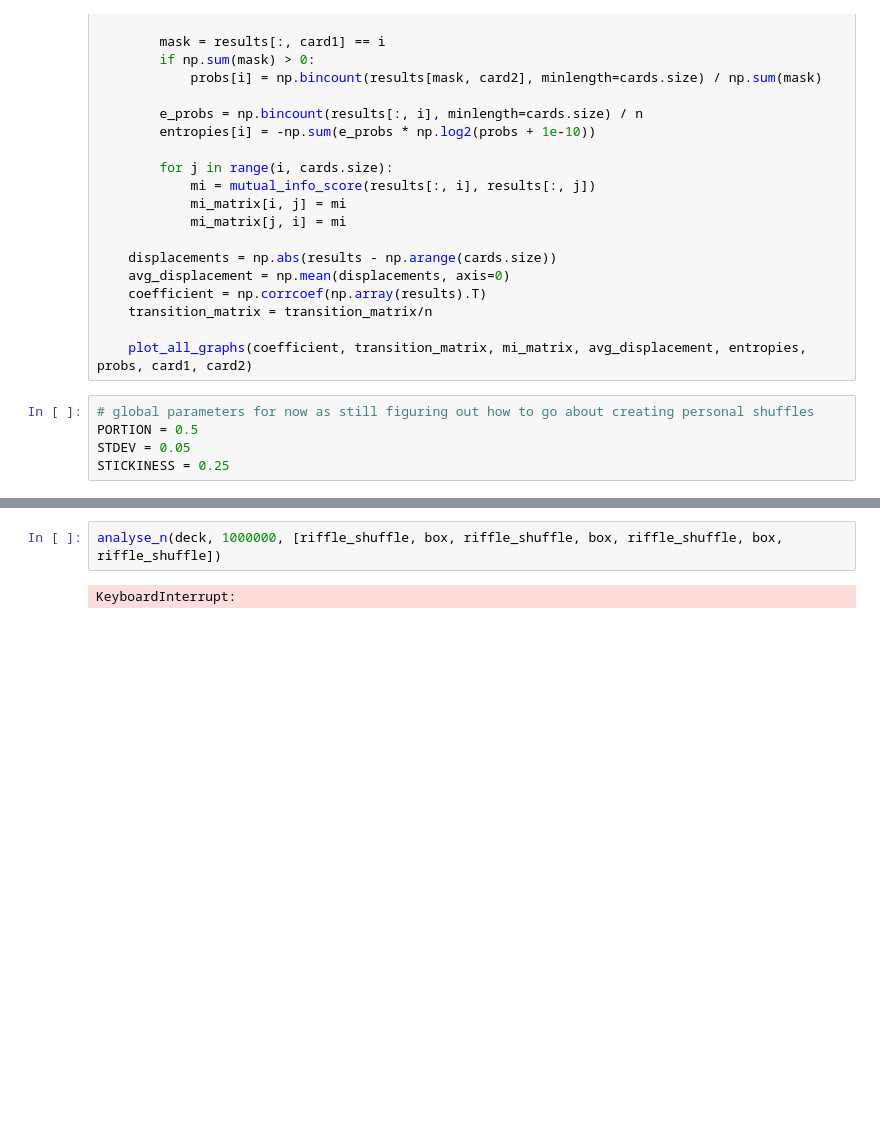
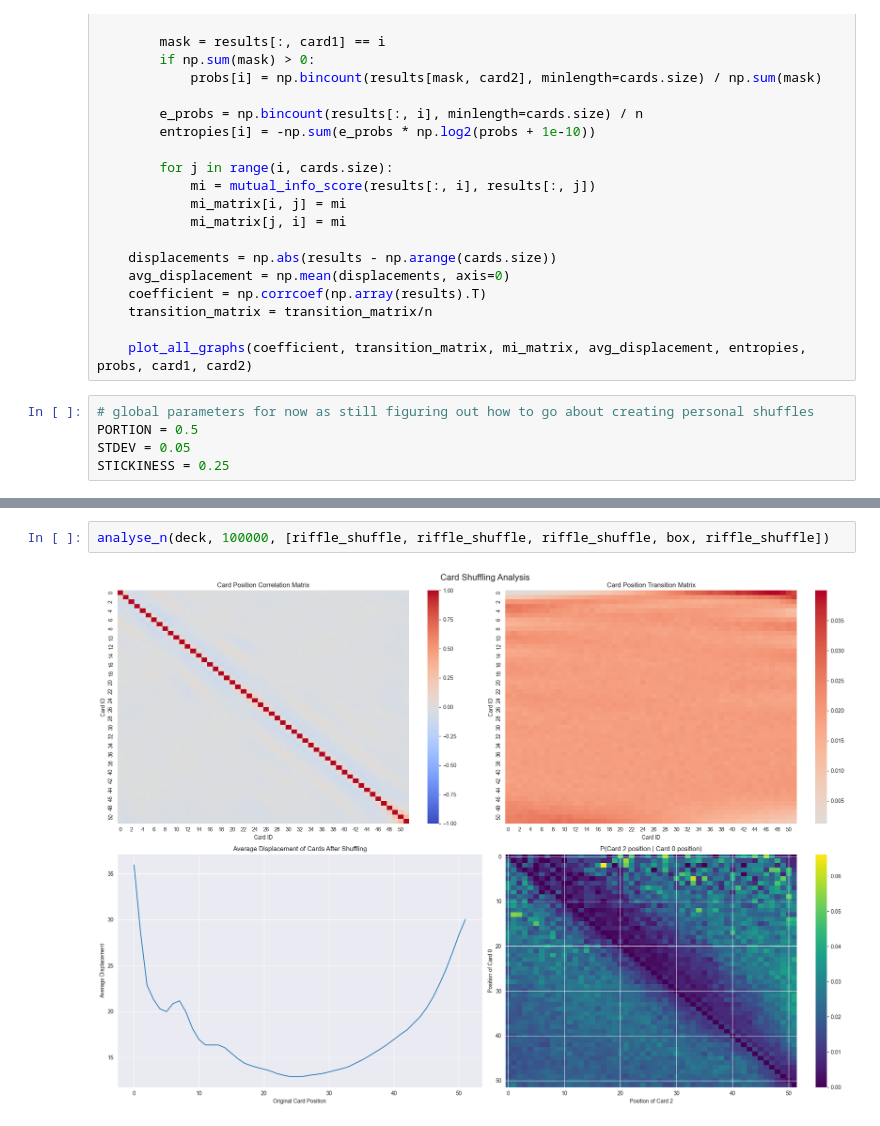
Before and after one commit to Gemmins/CardShuffling, a Jupyter notebook: shuffleAnalysis.ipynb, the cells around one changed output, grey strips where cells are left out. Saved outputs shown, nothing was run; the diff lists cells and outputs as text; blank space fills up the shorter version.

```diff
--- a/shuffleAnalysis.ipynb
+++ b/shuffleAnalysis.ipynb
@@ -165,7 +171,7 @@ analyse_n(deck, 10000, [box])
 # %%
-analyse_n(deck, 1000000, [riffle_shuffle, box, riffle_shuffle, box, riffle_shuffle, box, riffle_shuffle])
+analyse_n(deck, 100000, [riffle_shuffle, riffle_shuffle, riffle_shuffle, box, riffle_shuffle])
 # %% [output]
-KeyboardInterrupt:
+[figure, added]
 # %%
 d8 = Deck(52)
 a = d8.get()
```
Also changed, not shown: parts of 11 cells of this notebook, 5 other files.
